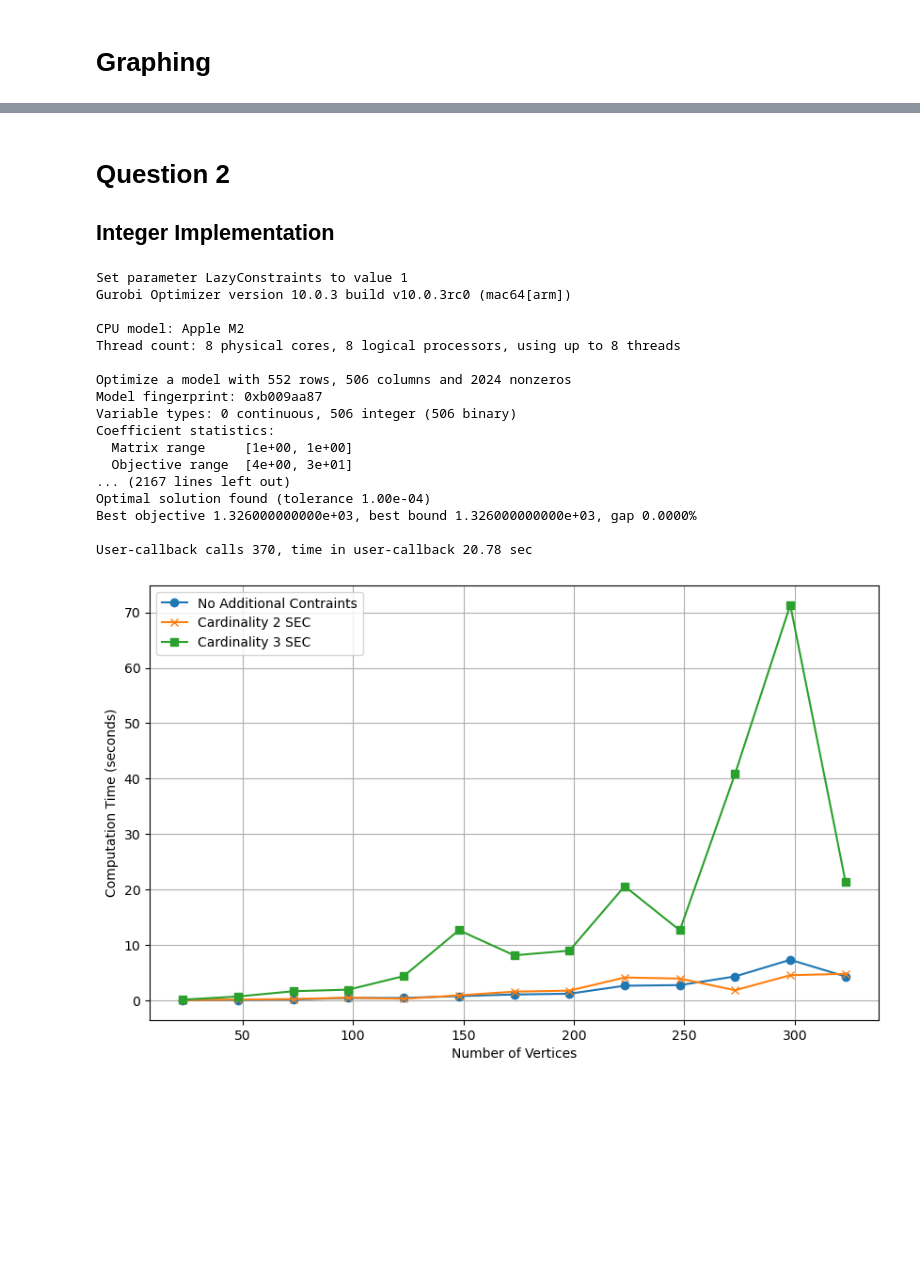
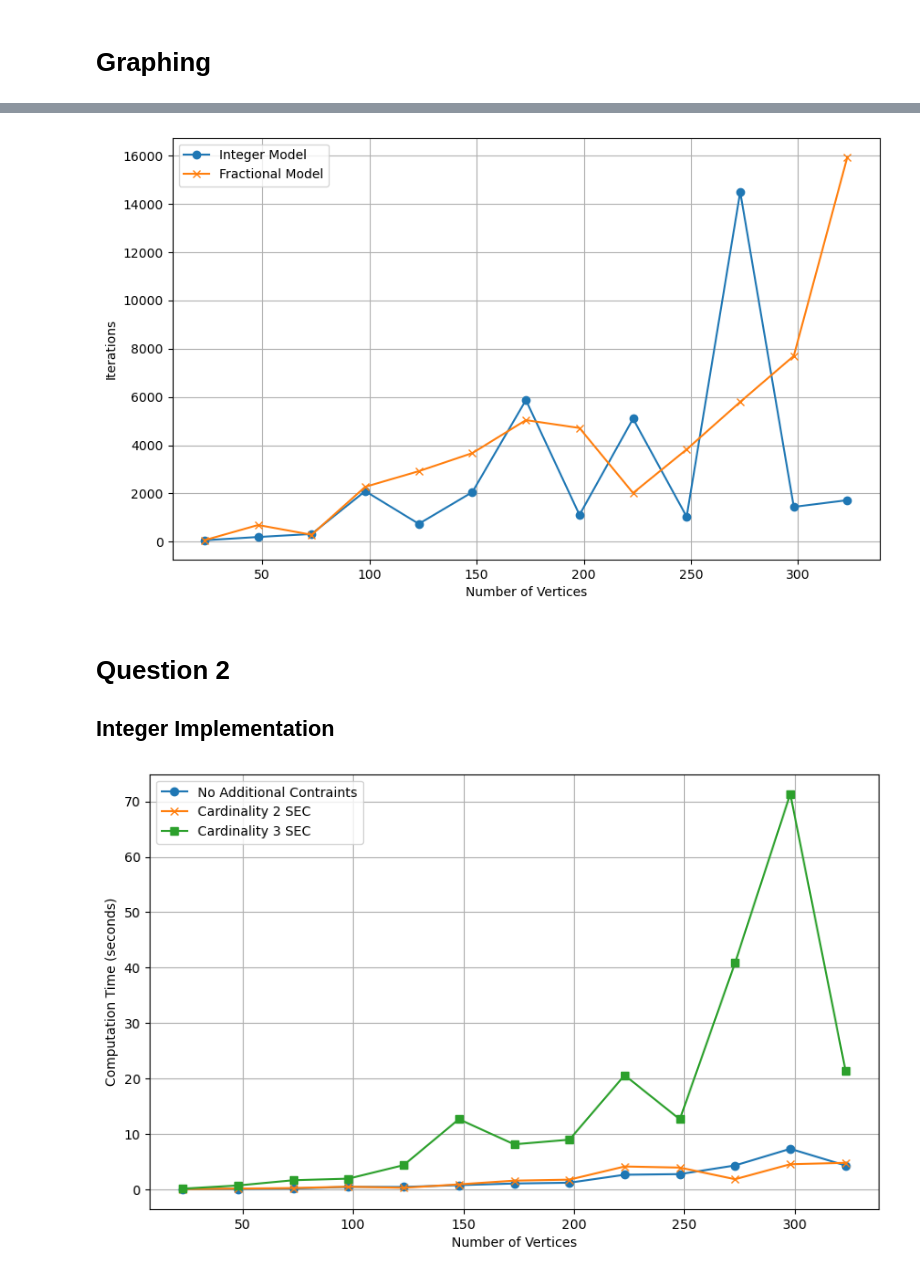
Before and after one commit to carlosperez1997/tsp_project, a Jupyter notebook: to submit.ipynb, the cells around one changed output, grey strips where cells are left out. Drawn from its saved outputs; the diff is of its cells as text; code cells hidden in the pictures; blank space fills up the shorter version.

```diff
--- a/to submit.ipynb
+++ b/to submit.ipynb
@@ -735,3 +781,16 @@ for i in range(len(objective_list_frac)):
+# %%
+# Plotting the graph of iterations
+plt.figure(figsize=(10, 6))
+plt.plot(vertices_list, iter_list_int, marker='o', label = 'Integer Model')
+plt.plot(vertices_list, iter_list_frac, marker='x', label = 'Fractional Model')
+plt.xlabel('Number of Vertices')
+plt.ylabel('Iterations')
+#plt.title('Computation Time vs Number of Vertices in TSP')
+plt.legend()
+plt.grid(True)
+plt.show()
+# %% [output]
+[figure, added]
 # %% [markdown]
 # Question 2
 ## Integer Implementation
@@ -740,12 +799,19 @@ for i in range(len(objective_list_frac)):
 time_list_none = time_list_int
 time_list_2 = list()
 time_list_3 = list()
+
 objective_list_none = objective_list_int
 objective_list_2 = list()
 objective_list_3 = list()
+
 nrows_list_none = nrows_list_int
 nrows_list_2 = list()
 nrows_list_3 = list()
+
+iter_list_none = iter_list_int
+iter_list_2 = list()
+iter_list_3 = list()
+
 
 for vert in vertices_list:
     filtered_vertices = vert
@@ -758,6 +824,7 @@ for vert in vertices_list:
     time_list_2.append(s_2._model.Runtime)
     objective_list_2.append(s_2._model.ObjVal)
     nrows_list_2.append(s_2._model.NumConstrs)
+    iter_list_2.append(s_2.get_iterations())
 
     i_3 = TspInstance(n_vertices=filtered_vertices, cost=filtered_cost)
     s_3 = TspFractionalBCSolver(instance=i_3, cardinality=2.3)
@@ -765,22 +832,5 @@ for vert in vertices_list:
 
     time_list_3.append(s_3._model.Runtime)
     objective_list_3.append(s_3._model.ObjVal)
+    iter_list_3.append(s_3.get_iterations())
-# %% [output]
-Set parameter LazyConstraints to value 1
-Gurobi Optimizer version 10.0.3 build v10.0.3rc0 (mac64[arm])
-
-CPU model: Apple M2
-Thread count: 8 physical cores, 8 logical processors, using up to 8 threads
-
-Optimize a model with 552 rows, 506 columns and 2024 nonzeros
-Model fingerprint: 0xb009aa87
-Variable types: 0 continuous, 506 integer (506 binary)
-Coefficient statistics:
-  Matrix range     [1e+00, 1e+00]
-  Objective range  [4e+00, 3e+01]
-... (2167 lines left out)
-Optimal solution found (tolerance 1.00e-04)
-Best objective 1.326000000000e+03, best bound 1.326000000000e+03, gap 0.0000%
-
-User-callback calls 370, time in user-callback 20.78 sec
 # %%
```
Also changed, not shown: parts of 17 cells of this notebook, 2 other files.
